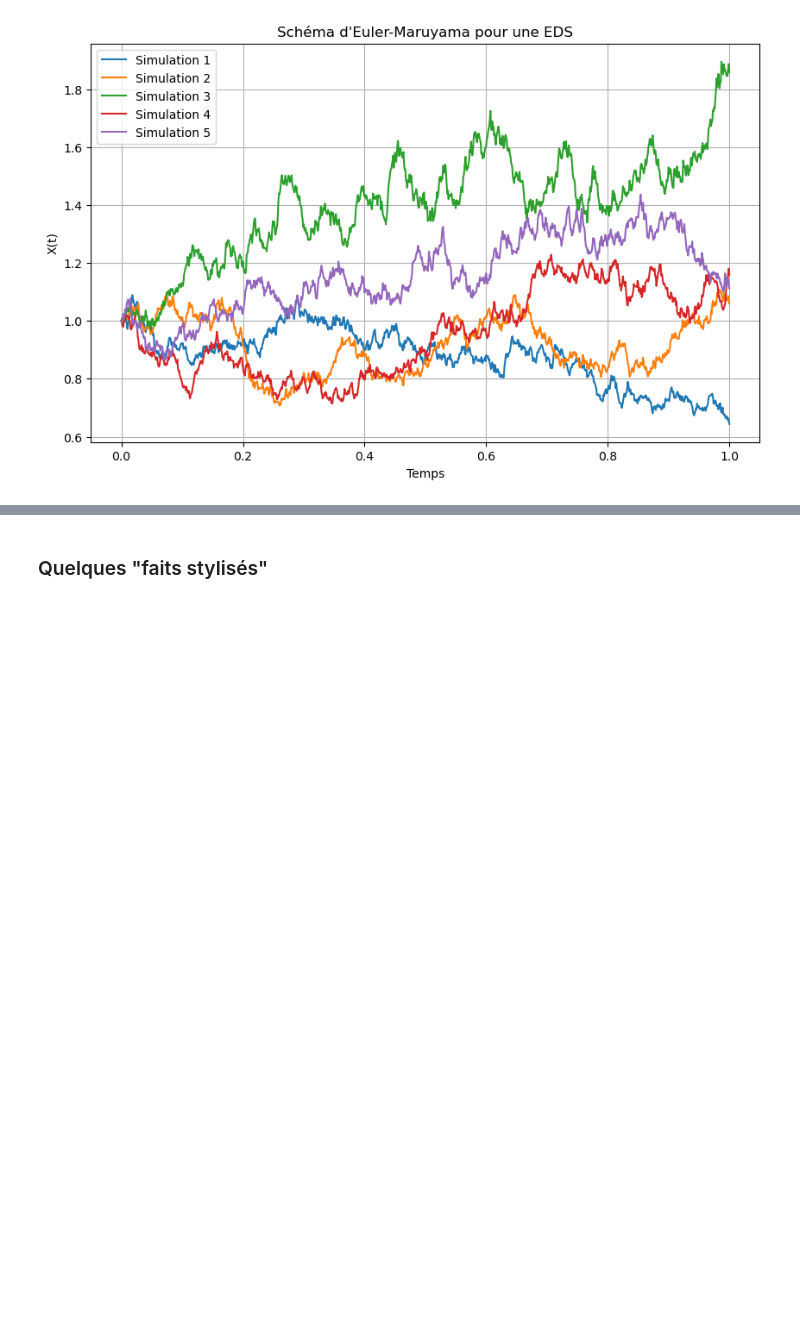
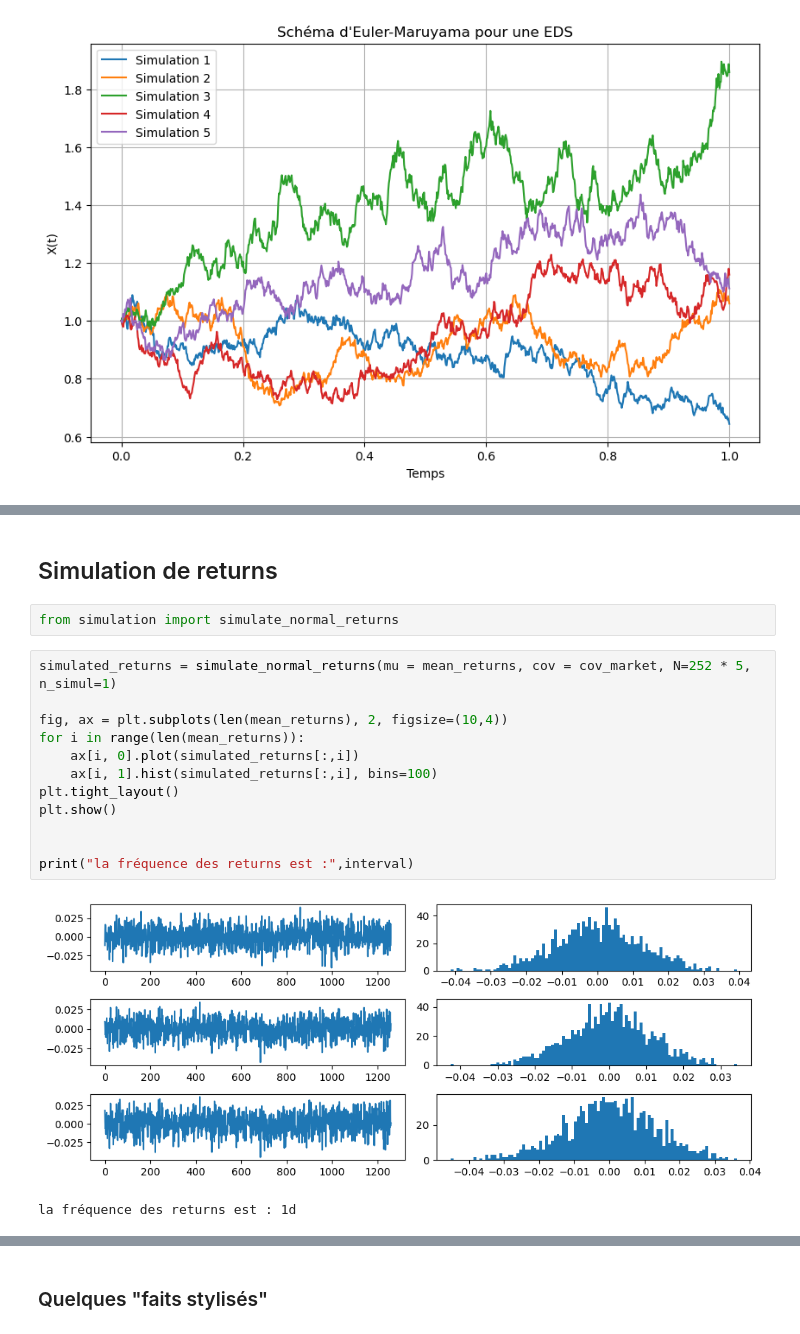
Before and after one commit to alexandreviard/DL-Portfolio-CMAP, a Jupyter notebook: simulation/test_NB.ipynb, the cells around one changed output, grey strips where cells are left out. Saved outputs shown, nothing was run; the diff lists cells and outputs as text; blank space fills up the shorter version.

```diff
--- a/test_NB.ipynb
+++ b/simulation/test_NB.ipynb
@@ -112,0 +173,19 @@ plt.show()
+# %% [markdown]
+## Simulation de returns
+# %%
+from simulation import simulate_normal_returns
+# %%
+simulated_returns = simulate_normal_returns(mu = mean_returns, cov = cov_market, N=252 * 5, n_simul=1)
+
+fig, ax = plt.subplots(len(mean_returns), 2, figsize=(10,4))
+for i in range(len(mean_returns)):
+    ax[i, 0].plot(simulated_returns[:,i])
+    ax[i, 1].hist(simulated_returns[:,i], bins=100)
+plt.tight_layout()
+plt.show()
+
+
+print("la fréquence des returns est :",interval)
+# %% [output]
+[figure, added]
+la fréquence des returns est : 1d
```
Also changed, not shown: parts of 7 cells of this notebook, 3 other files.
